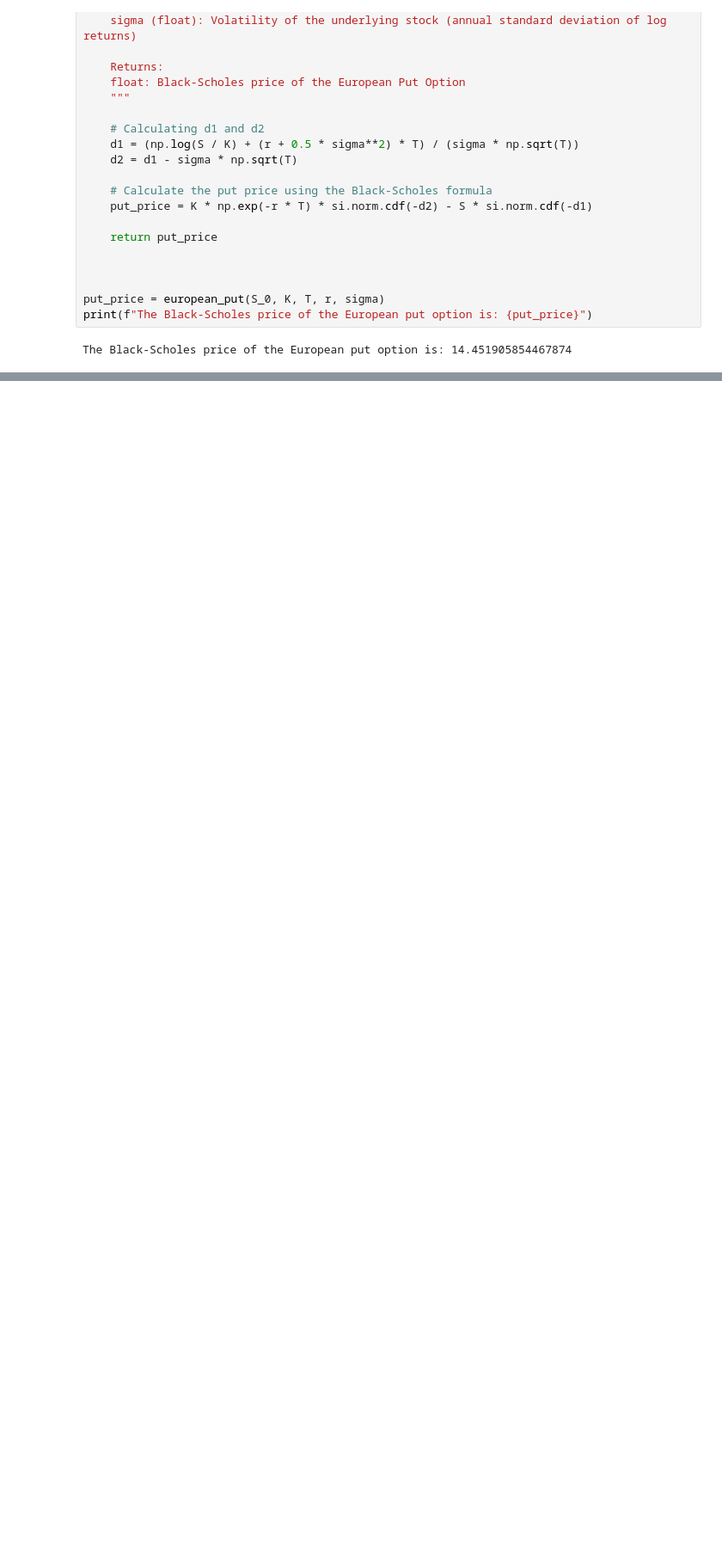
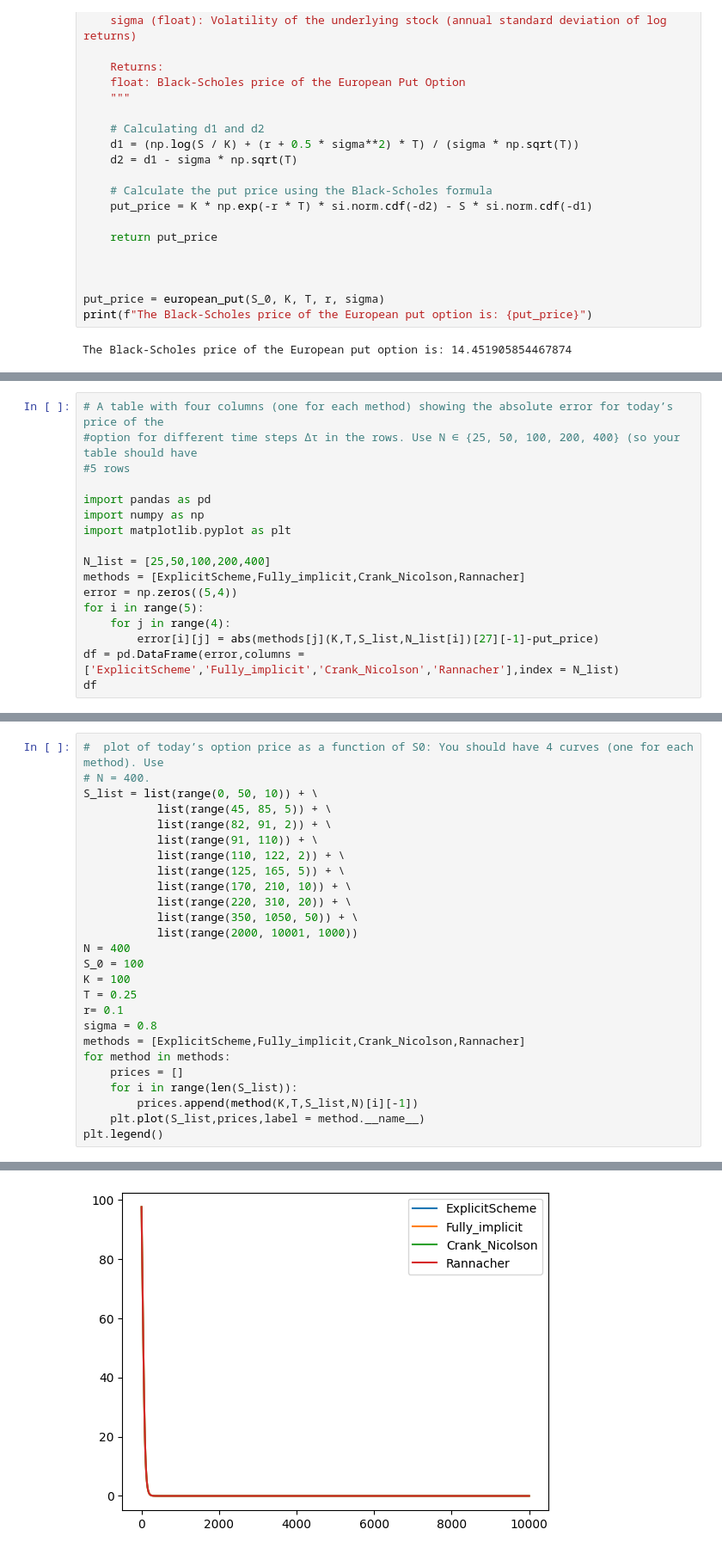
Before and after one commit to Kevinshichuan/OptionTrading, a Jupyter notebook: Approximation.ipynb, the cells around one changed output, grey strips where cells are left out. Shown at 86% size. Saved outputs shown, nothing was run; the diff lists cells and outputs as text; blank space fills up the shorter version.

```diff
--- a/Approximation.ipynb
+++ b/Approximation.ipynb
@@ -98,0 +321,17 @@ ExplicitScheme(K,T,S_list,200)[27][-1]
+# %%
+# A table with four columns (one for each method) showing the absolute error for today’s price of the
+#option for different time steps ∆τ in the rows. Use N ∈ {25, 50, 100, 200, 400} (so your table should have
+#5 rows
+
+import pandas as pd
+import numpy as np
+import matplotlib.pyplot as plt
+
+N_list = [25,50,100,200,400]
+methods = [ExplicitScheme,Fully_implicit,Crank_Nicolson,Rannacher]
+error = np.zeros((5,4))
+for i in range(5):
+    for j in range(4):
+        error[i][j] = abs(methods[j](K,T,S_list,N_list[i])[27][-1]-put_price)
+df = pd.DataFrame(error,columns = ['ExplicitScheme','Fully_implicit','Crank_Nicolson','Rannacher'],index = N_list)
+df
@@ -98,0 +345,27 @@ ExplicitScheme(K,T,S_list,200)[27][-1]
+# %%
+#  plot of today’s option price as a function of S0: You should have 4 curves (one for each method). Use
+# N = 400.
+S_list = list(range(0, 50, 10)) + \
+           list(range(45, 85, 5)) + \
+           list(range(82, 91, 2)) + \
+           list(range(91, 110)) + \
+           list(range(110, 122, 2)) + \
+           list(range(125, 165, 5)) + \
+           list(range(170, 210, 10)) + \
+           list(range(220, 310, 20)) + \
+           list(range(350, 1050, 50)) + \
+           list(range(2000, 10001, 1000))
+N = 400
+S_0 = 100
+K = 100
+T = 0.25
+r= 0.1
+sigma = 0.8
+methods = [ExplicitScheme,Fully_implicit,Crank_Nicolson,Rannacher]
+for method in methods:
+    prices = []
+    for i in range(len(S_list)):
+        prices.append(method(K,T,S_list,N)[i][-1])
+    plt.plot(S_list,prices,label = method.__name__)
+plt.legend()
+# %% [output]
@@ -98,0 +373 @@ ExplicitScheme(K,T,S_list,200)[27][-1]
+[figure, added]
```
Also changed, not shown: parts of 9 cells of this notebook.
